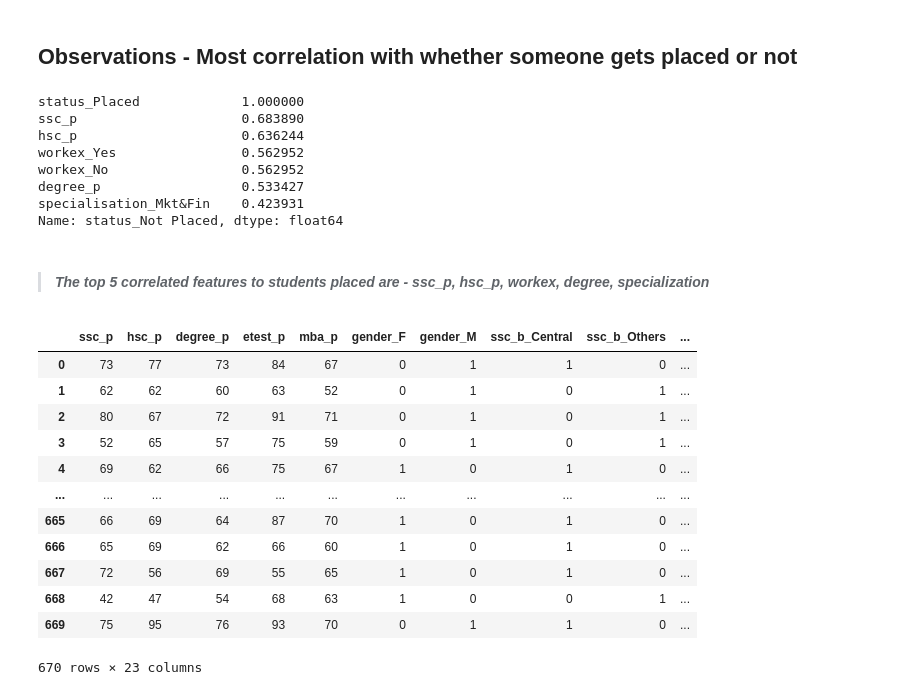
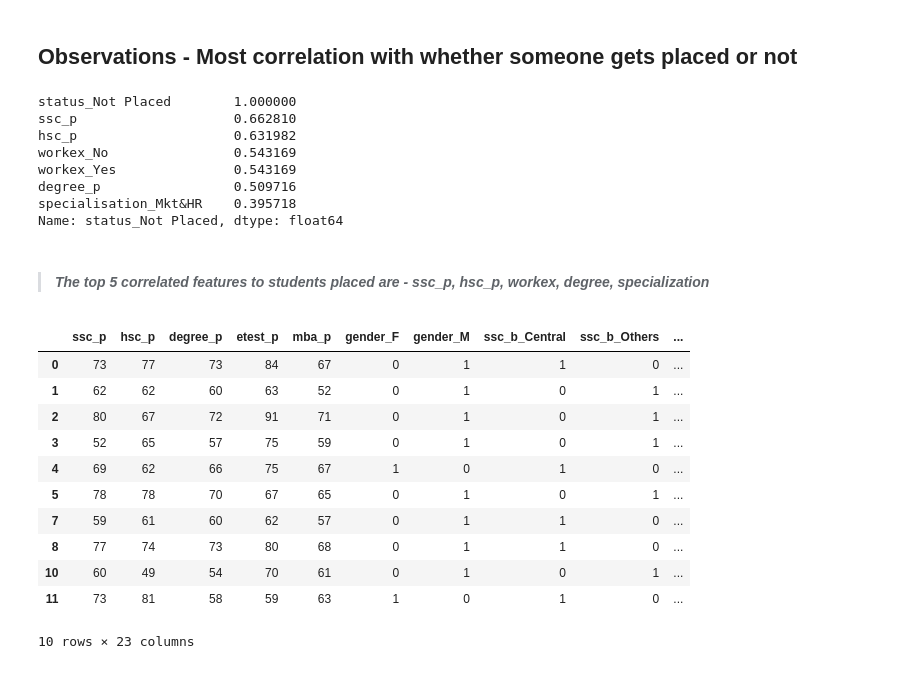
Before and after one commit to Anishx/MLBusinessProjects, a Jupyter notebook: 2/Campus.ipynb, the cells around one changed output. Cells and saved outputs as stored; diff of their text form; code cells hidden in the pictures.

```diff
--- a/2/Campus.ipynb
+++ b/2/Campus.ipynb
@@ -127,4 +189,4 @@ IQR = Q3 - Q1
 lower_whisker = Q1 - 1.5 * IQR
 upper_whisker = Q3 + 1.5 * IQR
 
-df_no_outliers = train_data[(train_data['hsc_p'] >= lower_whisker) & (train_data['hsc_p'] <= upper_whisker)]
+df_cleaned = train_data[(train_data['hsc_p'] >= lower_whisker) & (train_data['hsc_p'] <= upper_whisker)]
@@ -151,6 +212,6 @@ df_no_outliers
 # %% [markdown]
 #### *Performing One hot encoding to covert categorical data to numerical*
 # %%
-df_encoded = pd.get_dummies(train_data)
+df_encoded = pd.get_dummies(df_cleaned)
 df_encoded = df_encoded.astype(int)
 # %%
@@ -186,29 +249,28 @@ plt.show()
 correlation5 = correlation_matrix['status_Not Placed'].abs().sort_values(ascending=False).head(8)[1:]
 print(correlation5)
 # %% [output]
-status_Placed             1.000000
-ssc_p                     0.683890
-hsc_p                     0.636244
-workex_Yes                0.562952
-workex_No                 0.562952
-degree_p                  0.533427
-specialisation_Mkt&Fin    0.423931
+status_Not Placed        1.000000
+ssc_p                    0.662810
+hsc_p                    0.631982
+workex_No                0.543169
+workex_Yes               0.543169
+degree_p                 0.509716
+specialisation_Mkt&HR    0.395718
 Name: status_Not Placed, dtype: float64
 # %% [markdown]
 > #### *The top 5 correlated features to students placed are - ssc_p, hsc_p, workex, degree, specialization*
 # %%
-df_encoded
+df_encoded.head(10)
 # %% [output]
 |  | ssc_p | hsc_p | degree_p | etest_p | mba_p | gender_F | gender_M | ssc_b_Central | ssc_b_Others | ... |
 | 0 | 73 | 77 | 73 | 84 | 67 | 0 | 1 | 1 | 0 | ... |
 | 1 | 62 | 62 | 60 | 63 | 52 | 0 | 1 | 0 | 1 | ... |
 | 2 | 80 | 67 | 72 | 91 | 71 | 0 | 1 | 0 | 1 | ... |
 | 3 | 52 | 65 | 57 | 75 | 59 | 0 | 1 | 0 | 1 | ... |
 | 4 | 69 | 62 | 66 | 75 | 67 | 1 | 0 | 1 | 0 | ... |
-| ... | ... | ... | ... | ... | ... | ... | ... | ... | ... | ... |
-| 665 | 66 | 69 | 64 | 87 | 70 | 1 | 0 | 1 | 0 | ... |
-| 666 | 65 | 69 | 62 | 66 | 60 | 1 | 0 | 1 | 0 | ... |
-| 667 | 72 | 56 | 69 | 55 | 65 | 1 | 0 | 1 | 0 | ... |
-| 668 | 42 | 47 | 54 | 68 | 63 | 1 | 0 | 0 | 1 | ... |
-| 669 | 75 | 95 | 76 | 93 | 70 | 0 | 1 | 1 | 0 | ... |
+| 5 | 78 | 78 | 70 | 67 | 65 | 0 | 1 | 0 | 1 | ... |
+| 7 | 59 | 61 | 60 | 62 | 57 | 0 | 1 | 1 | 0 | ... |
+| 8 | 77 | 74 | 73 | 80 | 68 | 0 | 1 | 1 | 0 | ... |
+| 10 | 60 | 49 | 54 | 70 | 61 | 0 | 1 | 0 | 1 | ... |
+| 11 | 73 | 81 | 58 | 59 | 63 | 1 | 0 | 1 | 0 | ... |
-670 rows × 23 columns
+10 rows × 23 columns
```
Also changed, not shown: parts of 27 cells of this notebook.
